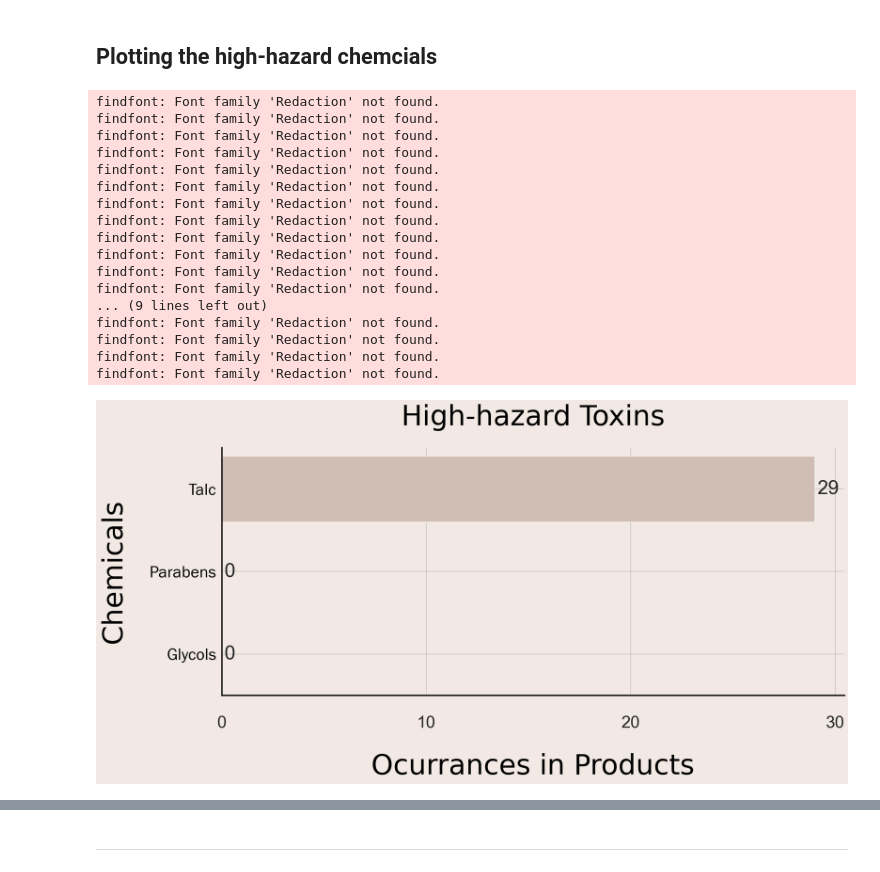
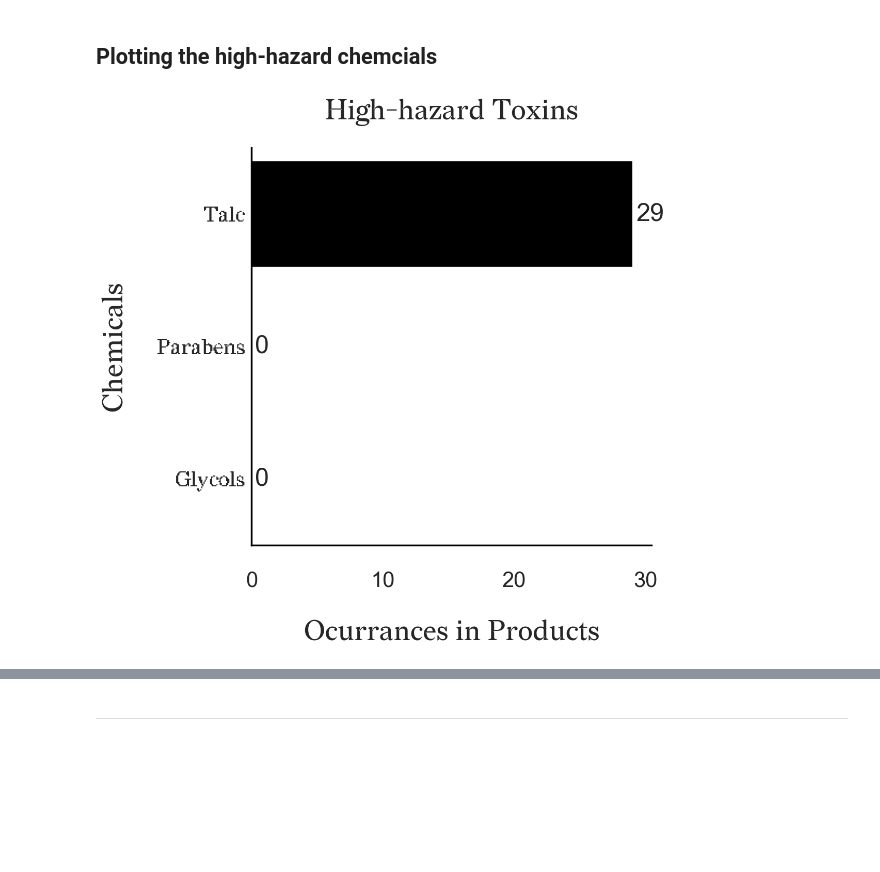
Before and after one commit to mahakanakala/toxins, a Jupyter notebook: notebooks/data_visuals.ipynb, the cells around one changed output, grey strips where cells are left out. Cells and saved outputs as stored; diff of their text form; code cells hidden in the pictures; blank space fills up the shorter version.

```diff
--- a/notebooks/data_visuals.ipynb
+++ b/notebooks/data_visuals.ipynb
@@ -67,11 +67,14 @@ useful links:
 
 Redaction
 # %%
+
+import matplotlib
 import matplotlib.pyplot as plt
 font_paths = {
     "Redaction": '../src/fonts/redaction-cufonfonts/Redaction-mL8P5.otf',
     "Redaction_Italics" : '../src/fonts/redaction-cufonfonts/Redaction50Italic-2ODWo.otf',
     "Redaction_Bold" : '../src/fonts/redaction-cufonfonts/Redaction50Bold-vmXRL.otf',
+    "Redaction_Blur": "../src/fonts/redaction-cufonfonts/Redaction50-8Mg4n.otf",
     "Playfair_Display" : '../src/fonts/PlayfairDisplay-Regular.ttf'
 }
 
@@ -394,28 +388,28 @@ findfont: Font family 'Redaction' not found.
 # %% [markdown]
 ## Plotting the moderate-hazard chemcials
 # %%
-sns.set(rc={'axes.facecolor':'#F2E9E4', 'figure.facecolor':'#F2E9E4'})
+sns.set(rc={'axes.facecolor':'#FFFFFF', 'figure.facecolor':'#FFFFFF'})
 
 ax = sns.barplot(x= mod_df['Occurances'],
                 y=mod_df['Toxin'],
                 data=low_df,
-                color='#D5BDAF',
+                color='#000000',
                 )
 
-ax.set_title('Moderate-hazard Toxins', fontdict=title_font, pad=40)
+ax.set_title('Moderate-hazard Toxins', fontproperties=get_font_prop('Redaction'), pad=40, fontsize=40)
 
 tick_spacing = 100
 ax.xaxis.set_major_locator(ticker.MultipleLocator(tick_spacing))
 
-sns.set(rc={'figure.figsize':(20,8)})
-ax.set_xlabel("Ocurrances in Products", fontdict=title_font, labelpad=40)
-# ax.set_xticklabels(ax.get_xticklabels(), size =20)
+sns.set(rc={'figure.figsize':(10,10)})
+ax.set_xlabel("Ocurrances in Products", fontproperties=get_font_prop('Redaction'), labelpad=40, fontsize=40)
+# ax.set_xticklabels(ax.get_xticklabels(), size =20, fontproperties=get_font_prop('Redaction'))
 
-ax.set_ylabel("Chemicals", fontdict= title_font, labelpad=40)
-ax.set_yticklabels(ax.get_yticklabels(), size=25, fontdict=opt_font)
+ax.set_ylabel("Chemicals", fontproperties=get_font_prop('Redaction'), labelpad=40, fontsize=40)
+ax.set_yticklabels(ax.get_yticklabels(), size=25, fontproperties=get_font_prop('Redaction_Blur'))
 #plt.text(50, 1, 'allergens, harmful to the environment, cause irritation', fontdict = opt_font)
 
-ax.bar_label(ax.containers[0], size = 35, padding= 5) # shows the number of exact occurances on each bar
+ax.bar_label(ax.containers[0], size = 20, padding= 5, fontproperties=get_font_prop('Redaction')) # shows the number of exact occurances on each bar
 
 #styling the spines
 for spine in ['bottom', 'left']:
@@ -427,10 +421,8 @@ ax.grid(False)
 for spine in ['top', 'right']:
     ax.spines[spine].set_visible(False)
 
-ax.tick_params(axis='y', labelsize=30)
+ax.tick_params(axis='y', labelsize=20)
 ax.tick_params(axis='x', labelsize=30, pad=30)
 
-ax.grid(b=True, which='major', color='black', linewidth=0.2)
-
 plt.savefig("../reports/figures/moderate_hazard_toxins.png", bbox_inches='tight')
 # %% [output]
@@ -455,63 +430,44 @@ findfont: Font family 'Redaction' not found.
 # %% [markdown]
 ## Plotting the high-hazard chemcials
 # %%
-sns.set(rc={'axes.facecolor':'#F2E9E4', 'figure.facecolor':'#F2E9E4'})
+sns.set(rc={'axes.facecolor':'#FFFFFF', 'figure.facecolor':'#FFFFFF'})
 
 ax = sns.barplot(x= high_df['Occurances'],
                 y=high_df['Toxin'],
                 data=high_df,
-                color='#D5BDAF',
+                color='#000000',
                 )
 
-ax.set_title('High-hazard Toxins', fontdict=title_font, pad=40)
+ax.set_title('High-hazard Toxins', fontproperties=get_font_prop('Redaction'), pad=40, fontsize=40)
 
 tick_spacing = 10
 ax.xaxis.set_major_locator(ticker.MultipleLocator(tick_spacing))
 
 sns.set(rc={'figure.figsize':(15,8)})
-ax.set_xlabel("Ocurrances in Products", fontdict=title_font, labelpad=40)
+ax.set_xlabel("Ocurrances in Products", fontproperties=get_font_prop('Redaction'), fontsize=40, labelpad=40)
 # ax.set_xticklabels(ax.get_xticklabels(), size =20)
 
-ax.set_ylabel("Chemicals", fontdict= title_font, labelpad=40)
-ax.set_yticklabels(ax.get_yticklabels(), size=25, fontdict=opt_font)
+ax.set_ylabel("Chemicals", fontproperties=get_font_prop('Redaction'), labelpad=40, fontsize =40)
+ax.set_yticklabels(ax.get_yticklabels(), size=25, fontproperties=get_font_prop('Redaction_Blur'))
 #plt.text(50, 1, 'allergens, harmful to the environment, cause irritation', fontdict = opt_font)
 
 ax.bar_label(ax.containers[0], size = 35, padding= 5) # shows the number of exact occurances on each bar
 
 #styling the spines
 for spine in ['bottom', 'left']:
     ax.spines[spine].set_color('0')
     ax.spines[spine].set_linewidth(2.5)
 
 ax.grid(False)
 
 for spine in ['top', 'right']:
     ax.spines[spine].set_visible(False)
 
 ax.tick_params(axis='y', labelsize=30)
 ax.tick_params(axis='x', labelsize=30, pad=30)
 
-ax.grid(b=True, which='major', color='black', linewidth=0.2)
-
 plt.savefig("../reports/figures/high_hazard_toxins.png", bbox_inches='tight')
 # %% [output]
-findfont: Font family 'Redaction' not found.
-findfont: Font family 'Redaction' not found.
-findfont: Font family 'Redaction' not found.
-findfont: Font family 'Redaction' not found.
-findfont: Font family 'Redaction' not found.
-findfont: Font family 'Redaction' not found.
-findfont: Font family 'Redaction' not found.
-findfont: Font family 'Redaction' not found.
-findfont: Font family 'Redaction' not found.
-findfont: Font family 'Redaction' not found.
-findfont: Font family 'Redaction' not found.
-findfont: Font family 'Redaction' not found.
-... (9 lines left out)
-findfont: Font family 'Redaction' not found.
-findfont: Font family 'Redaction' not found.
-findfont: Font family 'Redaction' not found.
-findfont: Font family 'Redaction' not found.
-[figure, old version]
+[figure, new version]
 # %%
 fig,axs = plt.subplots(ncols = 3, figsize=(35,6))
```
Also changed, not shown: parts of 9 cells of this notebook, 9 other files.
